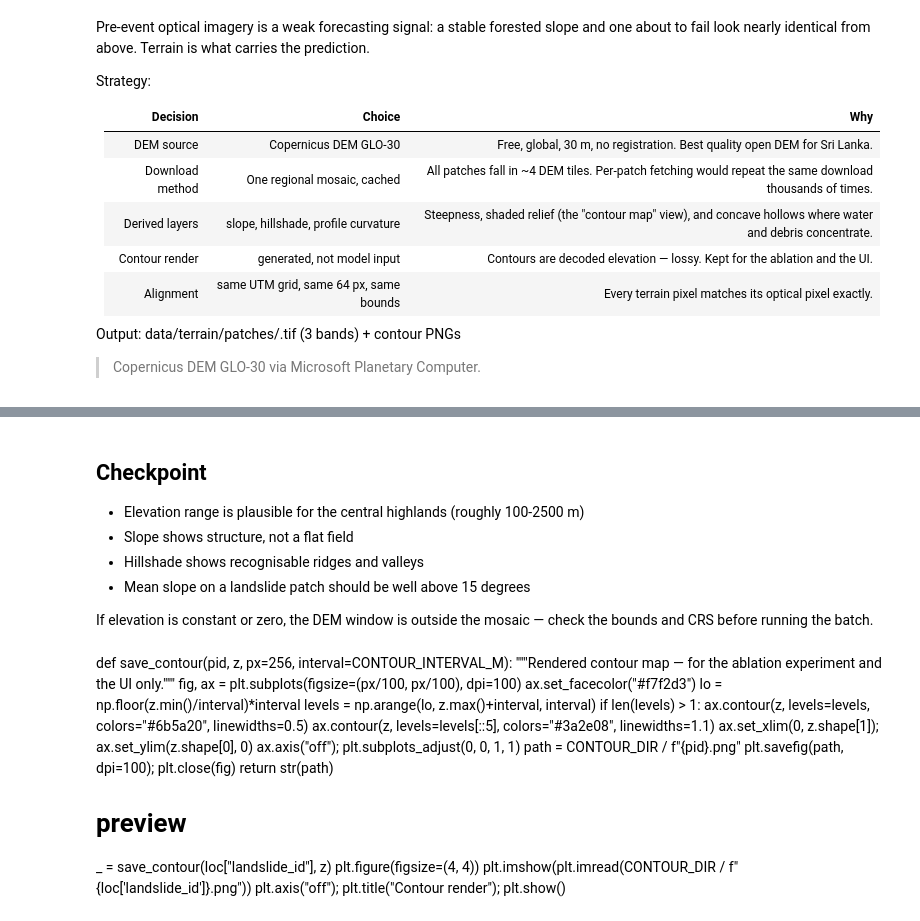
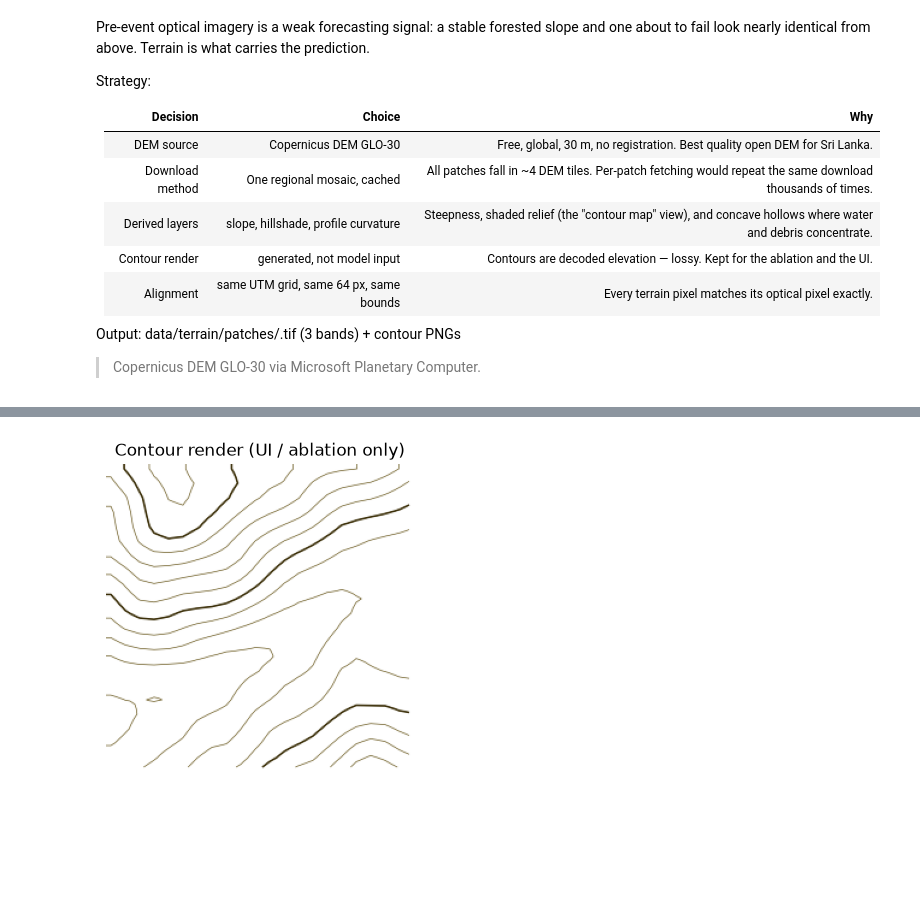
Before and after one commit to NadunAtGit/LandSlide-Prediction, a Jupyter notebook: notebooks/06_add_terrain.ipynb, the cells around one changed output, grey strips where cells are left out. Drawn from its saved outputs; the diff is of its cells as text; code cells hidden in the pictures; blank space fills up the shorter version.

Commit message:
dataset was built and baselines models are tested

```diff
--- a/notebooks/06_add_terrain.ipynb
+++ b/notebooks/06_add_terrain.ipynb
@@ -113,6 +156,6 @@ else:
 # %%
 def read_dem_window(bounds, px=PATCH_PIXELS):
-    """Cut a patch-sized DEM window from the cached mosaic."""
+    """Cut a patch-sized DEM window from the cached mosaic and resample to px."""
     with rasterio.open(DEM_MOSAIC) as src:
         win = window_from_bounds(*bounds, transform=src.transform)
         z = src.read(1, window=win, out_shape=(px, px),
@@ -122,9 +165,7 @@ def read_dem_window(bounds, px=PATCH_PIXELS):
 
 
 def derive_terrain(z, bounds, px=PATCH_PIXELS):
-    """
-    Returns (3, px, px) float32: slope (deg), hillshade (0-255), curvature.
-    """
+    """Returns (3, px, px) float32: slope (deg), hillshade (0-255), curvature."""
     res = (bounds[2] - bounds[0]) / px
     z = np.nan_to_num(z, nan=float(np.nanmedian(z)))
 
@@ -132,7 +173,6 @@ def derive_terrain(z, bounds, px=PATCH_PIXELS):
     slope_rad = np.arctan(np.hypot(dx, dy))
     slope_deg = np.degrees(slope_rad)
 
-    # hillshade — shaded relief, the topographic-map view
     aspect = np.arctan2(dy, -dx)
     zen = np.radians(90.0 - HILLSHADE_ALTITUDE)
     azi = np.radians(360.0 - HILLSHADE_AZIMUTH + 90.0)
@@ -140,10 +180,9 @@ def derive_terrain(z, bounds, px=PATCH_PIXELS):
           + np.sin(zen) * np.sin(slope_rad) * np.cos(azi - aspect))
     hs = np.clip(hs, 0, 1) * 255.0
 
-    # profile curvature — negative = concave hollow (water/debris concentrates)
     dyy, _ = np.gradient(dy, res)
     _, dxx = np.gradient(dx, res)
-    curv = (dxx + dyy) * 100.0     # scaled for numerical range
+    curv = (dxx + dyy) * 100.0
 
     return np.stack([slope_deg, hs, curv]).astype(np.float32)
 
@@ -158,3 +197,24 @@ def save_terrain(pid, arr, bounds):
         dst.write(arr)
         dst.descriptions = ("slope_deg", "hillshade", "curvature")
     return str(path)
+
+
+def save_contour(pid, z, px=256, interval=CONTOUR_INTERVAL_M):
+    """Rendered contour map — for the ablation and the UI only, not model input."""
+    fig, ax = plt.subplots(figsize=(px/100, px/100), dpi=100)
+    ax.set_facecolor("#f7f2d3")
+    lo = np.floor(z.min()/interval)*interval
+    levels = np.arange(lo, z.max()+interval, interval)
+    if len(levels) > 1:
+        ax.contour(z, levels=levels, colors="#6b5a20", linewidths=0.5)
+        ax.contour(z, levels=levels[::5], colors="#3a2e08", linewidths=1.1)
+    ax.set_xlim(0, z.shape[1]); ax.set_ylim(z.shape[0], 0)
+    ax.axis("off"); plt.subplots_adjust(0, 0, 1, 1)
+    path = CONTOUR_DIR / f"{pid}.png"
+    plt.savefig(path, dpi=100); plt.close(fig)
+    return str(path)
+
+
+for fn in ("read_dem_window", "derive_terrain", "save_terrain", "save_contour"):
+    assert fn in dir(), f"{fn} missing"
+print("all 4 functions defined")
@@ -181,32 +252,12 @@ print(f"elevation {z.min():.0f}-{z.max():.0f} m  |  "
-# %% [markdown]
-## Checkpoint
-
-- Elevation range is plausible for the central highlands (roughly 100-2500 m)
-- Slope shows structure, not a flat field
-- Hillshade shows recognisable ridges and valleys
-- Mean slope on a landslide patch should be well above 15 degrees
-
-If elevation is constant or zero, the DEM window is outside the mosaic —
-check the bounds and CRS before running the batch.
-# %% [markdown]
-def save_contour(pid, z, px=256, interval=CONTOUR_INTERVAL_M):
-    """Rendered contour map — for the ablation experiment and the UI only."""
-    fig, ax = plt.subplots(figsize=(px/100, px/100), dpi=100)
-    ax.set_facecolor("#f7f2d3")
-    lo = np.floor(z.min()/interval)*interval
-    levels = np.arange(lo, z.max()+interval, interval)
-    if len(levels) > 1:
-        ax.contour(z, levels=levels, colors="#6b5a20", linewidths=0.5)
-        ax.contour(z, levels=levels[::5], colors="#3a2e08", linewidths=1.1)
-    ax.set_xlim(0, z.shape[1]); ax.set_ylim(z.shape[0], 0)
-    ax.axis("off"); plt.subplots_adjust(0, 0, 1, 1)
-    path = CONTOUR_DIR / f"{pid}.png"
-    plt.savefig(path, dpi=100); plt.close(fig)
-    return str(path)
-
-# preview
-_ = save_contour(loc["landslide_id"], z)
-plt.figure(figsize=(4, 4))
-plt.imshow(plt.imread(CONTOUR_DIR / f"{loc['landslide_id']}.png"))
-plt.axis("off"); plt.title("Contour render"); plt.show()
+# %%
+if MAKE_CONTOURS:
+    _ = save_contour(loc["landslide_id"], z)
+    plt.figure(figsize=(4, 4))
+    plt.imshow(plt.imread(CONTOUR_DIR / f"{loc['landslide_id']}.png"))
+    plt.axis("off"); plt.title("Contour render (UI / ablation only)")
+    plt.show()
+else:
+    print("MAKE_CONTOURS = False — skipping")
+# %% [output]
+[figure, added]
 # %%
```
Also changed, not shown: parts of 12 cells of this notebook, 12 other files.
